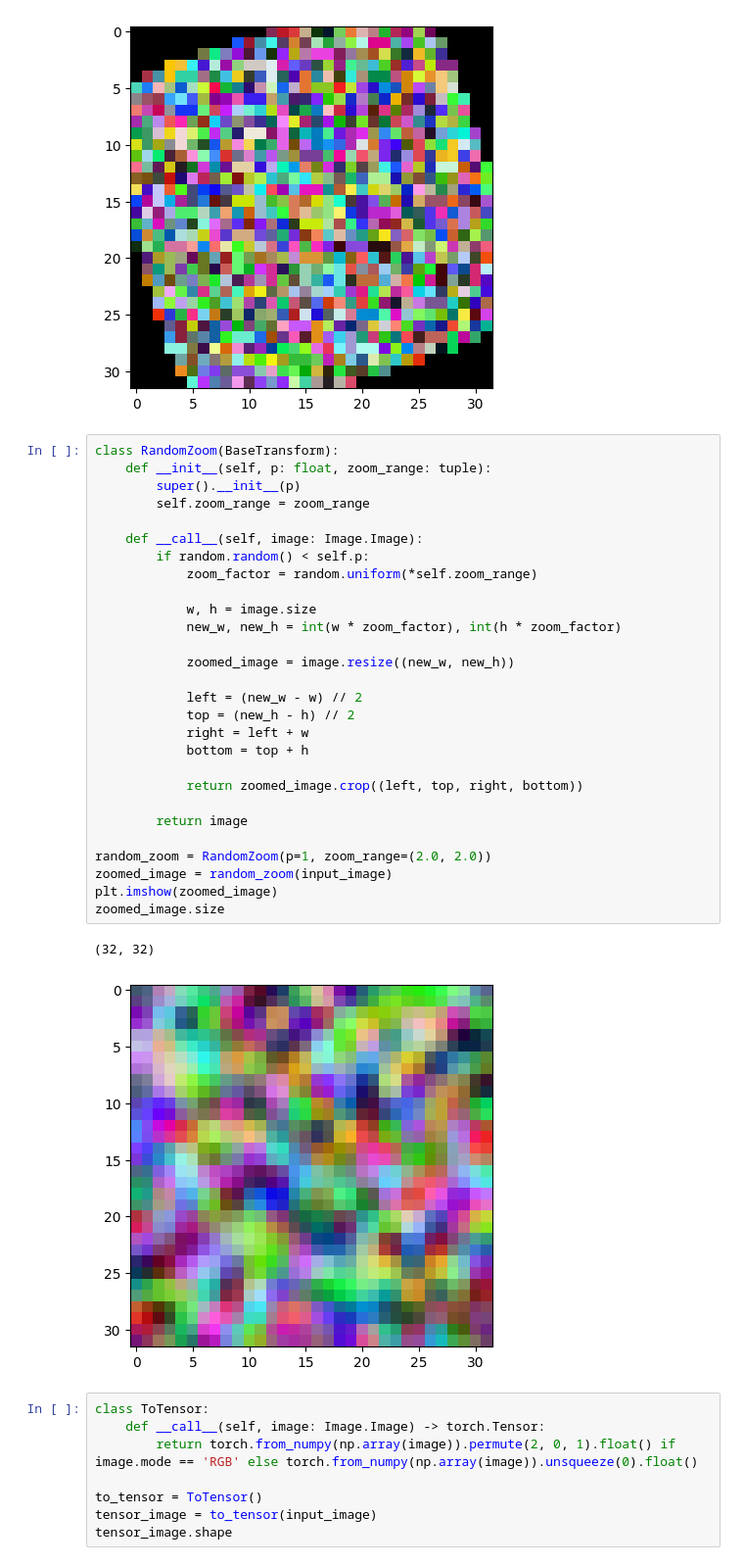
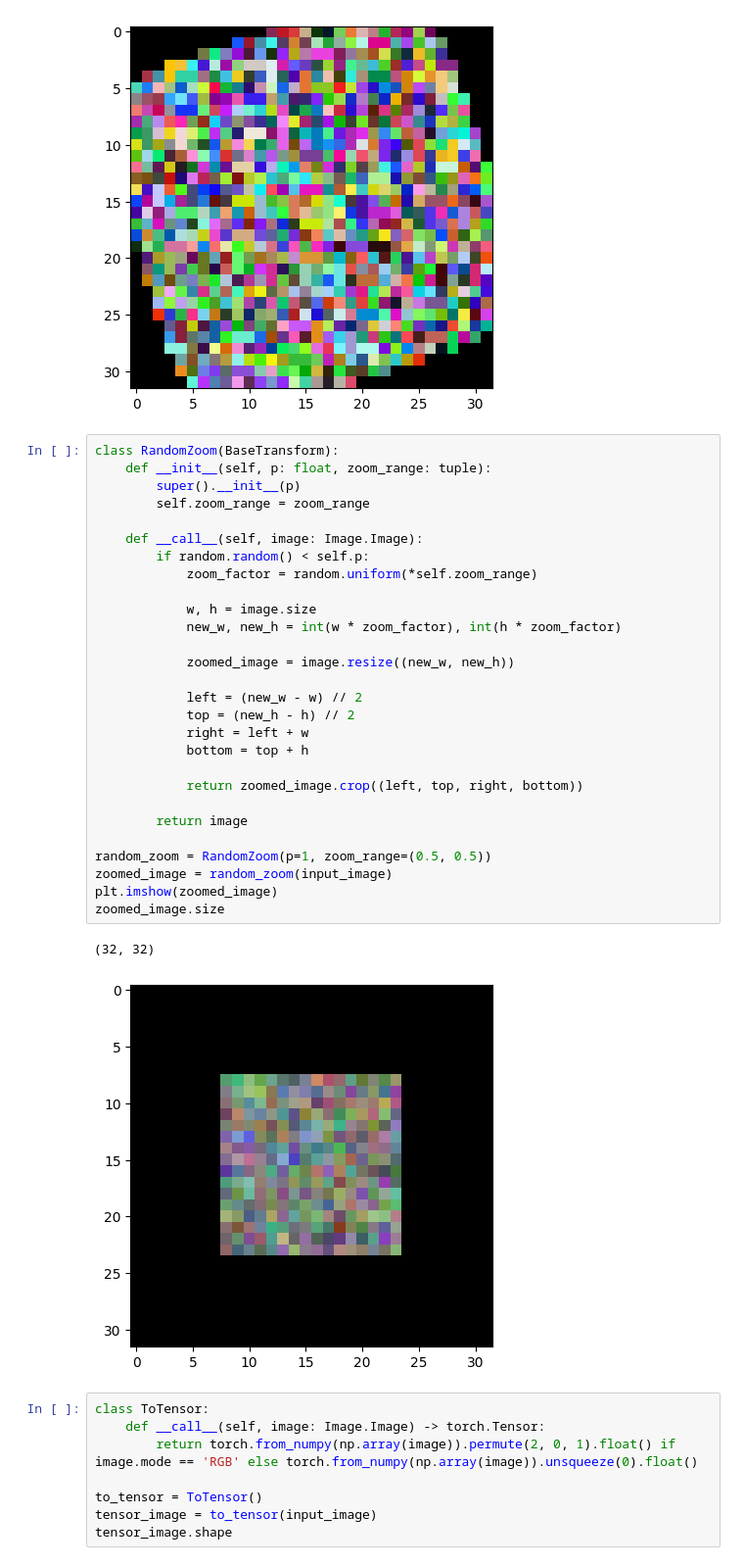
Before and after one commit to MargoBeli/deep_learning_hw, a Jupyter notebook: homeworks/hw2.ipynb, the cells around one changed output. Shown: that part at 98% size. Cells and saved outputs as stored; diff of their text form.

```diff
--- a/homeworks/hw2.ipynb
+++ b/homeworks/hw2.ipynb
@@ -179,34 +179,34 @@ rotated_image.size
 # %%
 class RandomZoom(BaseTransform):
     def __init__(self, p: float, zoom_range: tuple):
         super().__init__(p)
         self.zoom_range = zoom_range
 
     def __call__(self, image: Image.Image):
         if random.random() < self.p:
             zoom_factor = random.uniform(*self.zoom_range)
 
             w, h = image.size
             new_w, new_h = int(w * zoom_factor), int(h * zoom_factor)
 
             zoomed_image = image.resize((new_w, new_h))
 
             left = (new_w - w) // 2
             top = (new_h - h) // 2
             right = left + w
             bottom = top + h
 
             return zoomed_image.crop((left, top, right, bottom))
 
         return image
 
-random_zoom = RandomZoom(p=1, zoom_range=(2.0, 2.0))
+random_zoom = RandomZoom(p=1, zoom_range=(0.5, 0.5))
 zoomed_image = random_zoom(input_image)
 plt.imshow(zoomed_image)
 zoomed_image.size
 # %% [output]
 (32, 32)
-[figure, old version]
+[figure, new version]
 # %%
 class ToTensor:
     def __call__(self, image: Image.Image) -> torch.Tensor:
```
Also changed, not shown: parts of 4 cells of this notebook, 4 other files.
